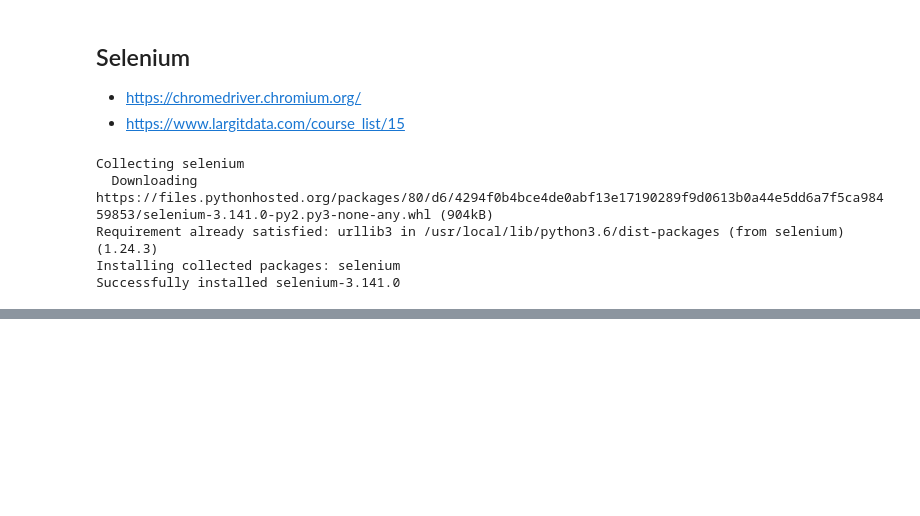
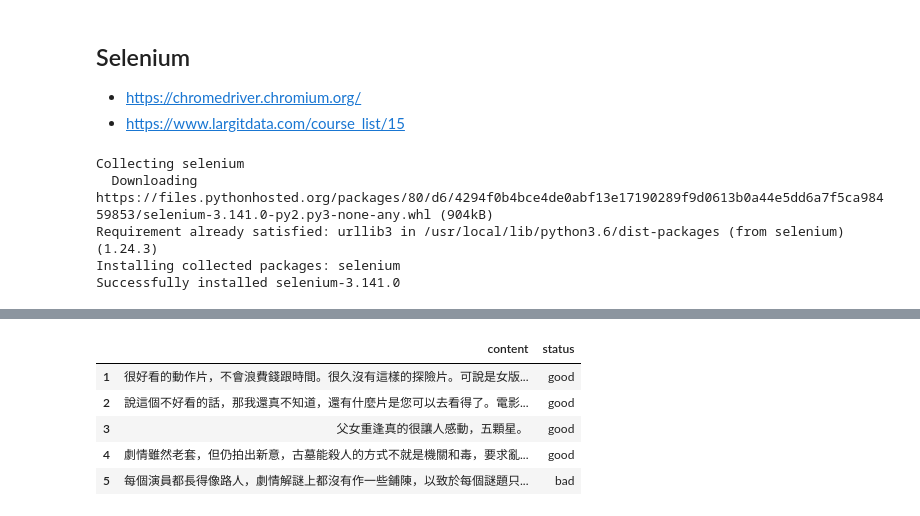
Before and after one commit to ywchiu/tibame_tm, a Jupyter notebook: Demo20200902.ipynb, the cells around one changed output, grey strips where cells are left out. Drawn from its saved outputs; the diff is of its cells as text; code cells hidden in the pictures; blank space fills up the shorter version.

```diff
--- a/Demo20200902.ipynb
+++ b/Demo20200902.ipynb
@@ -189,0 +236,13 @@ driver.execute_script("window.scrollTo(0, document.body.scrollHeight);")
+# %%
+df2 = df[df['status'].isin(['good', 'bad'])]
+# %%
+df2 = df2[['content', 'status']]
+# %%
+df2.head()
+# %% [output]
+|  | content | status |
+| 1 | 很好看的動作片，不會浪費錢跟時間。很久沒有這樣的探險片。可說是女版... | good |
+| 2 | 說這個不好看的話，那我還真不知道，還有什麼片是您可以去看得了。電影... | good |
+| 3 | 父女重逢真的很讓人感動，五顆星。 | good |
+| 4 | 劇情雖然老套，但仍拍出新意，古墓能殺人的方式不就是機關和毒，要求亂... | good |
+| 5 | 每個演員都長得像路人，劇情解謎上都沒有作一些鋪陳，以致於每個謎題只... | bad |
```
Also changed, not shown: parts of 47 cells of this notebook.
